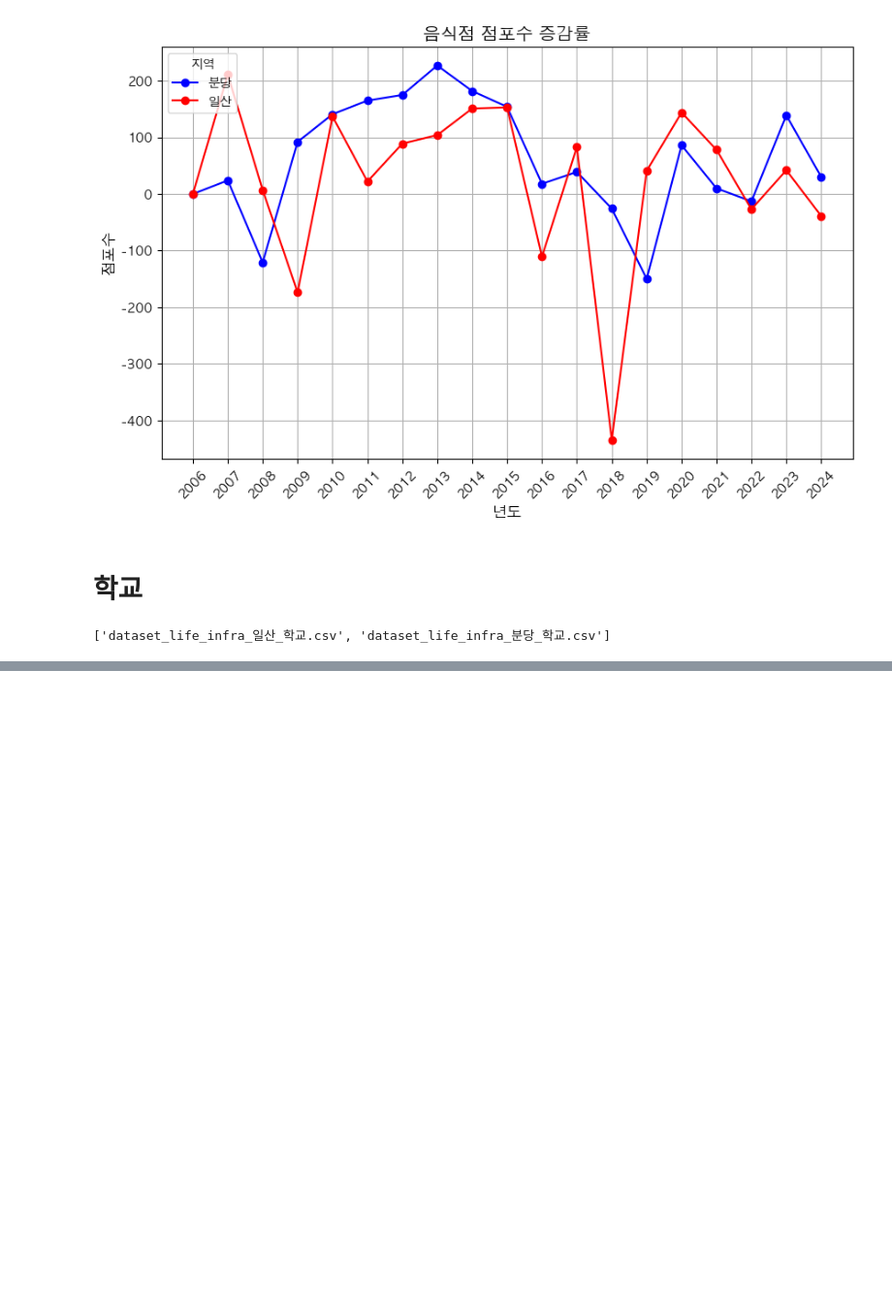
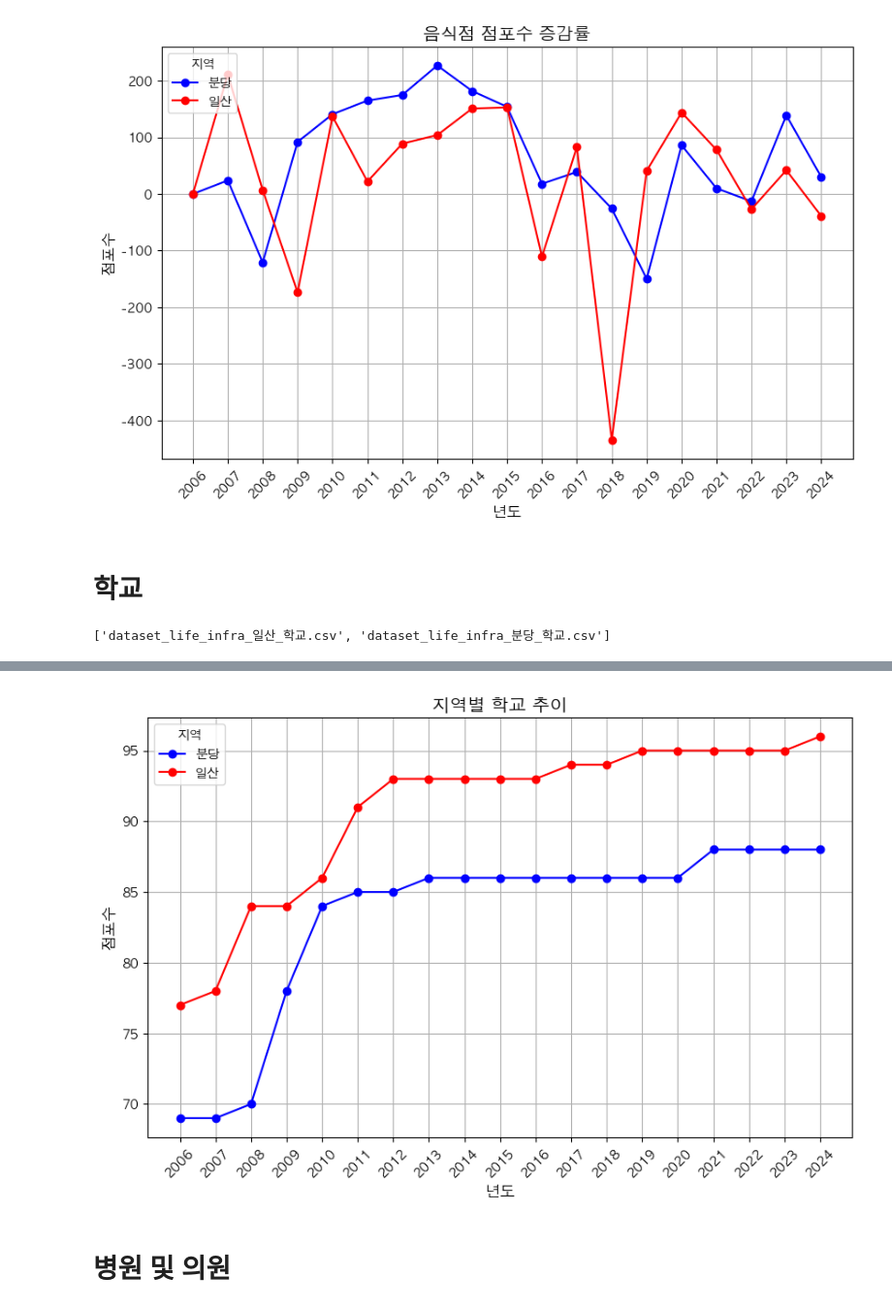
Before and after one commit to SnapishAgent/Ilsan-Investment-Insight, a Jupyter notebook: 생활 인프라/dataset_visualize_life_infra.ipynb, the cells around one changed output, grey strips where cells are left out. Shown at 97% size. Cells and saved outputs as stored; diff of their text form; code cells hidden in the pictures; blank space fills up the shorter version.

Commit message:
생활 인프라 : dataset visualize (2) : 학교

```diff
--- a/생활 인프라/dataset_visualize_life_infra.ipynb
+++ b/생활 인프라/dataset_visualize_life_infra.ipynb
@@ -236,0 +236,10 @@ data_bundang.head()
+# %%
+school_index = range(2006, 2025)
+
+count_df_school = pd.DataFrame(index=school_index)
+count_df_school['분당_설립년도_카운트'] = data_bundang_count
+count_df_school['일산_설립년도_카운트'] = data_ilsan_count
+
+# NaN 값을 0으로 채우기
+count_df_school = count_df_school.fillna(0).astype(int)
+display(count_df_school)
@@ -236,0 +264,6 @@ data_bundang.head()
+# %%
+count_df_school_cumulative = count_df_school.copy()
+count_df_school_cumulative = count_df_school_cumulative.cumsum()
+# count_df_school_cumulative = count_df_school_cumulative.reset_index()
+count_df_school_cumulative.columns = ['년도', '분당_설립년도_카운트' ,'일산_설립년도_카운트']
+display(count_df_school_cumulative)
@@ -236,0 +288,27 @@ data_bundang.head()
+# %%
+## 학교
+# 꺾은선 그래프 그리기
+plt.figure(figsize=(10, 6))
+plt.plot(count_df_school_cumulative['년도'], count_df_school_cumulative['분당_설립년도_카운트'], marker='o', color='b', linestyle='-')
+plt.plot(count_df_school_cumulative['년도'], count_df_school_cumulative['일산_설립년도_카운트'], marker='o', color='r', linestyle='-')
+
+# 그래프 제목과 축 라벨 설정
+plt.title('지역별 학교 추이', fontsize=14)
+plt.xlabel('년도', fontsize=12)
+plt.ylabel('점포수', fontsize=12)
+
+# x축 tick을 2006부터 2024까지 설정
+plt.xticks(count_df_school_cumulative['년도'], rotation=45)
+
+# 격자 추가
+plt.grid(True)
+
+# 그래프에 레전드 추가
+plt.legend(title='지역', labels=['분당', '일산'], loc='upper left')
+
+# 그래프 출력
+plt.show()
+# %% [output]
+[figure, added]
+# %% [markdown]
+# 병원 및 의원
```
Also changed, not shown: parts of 4 cells of this notebook.
